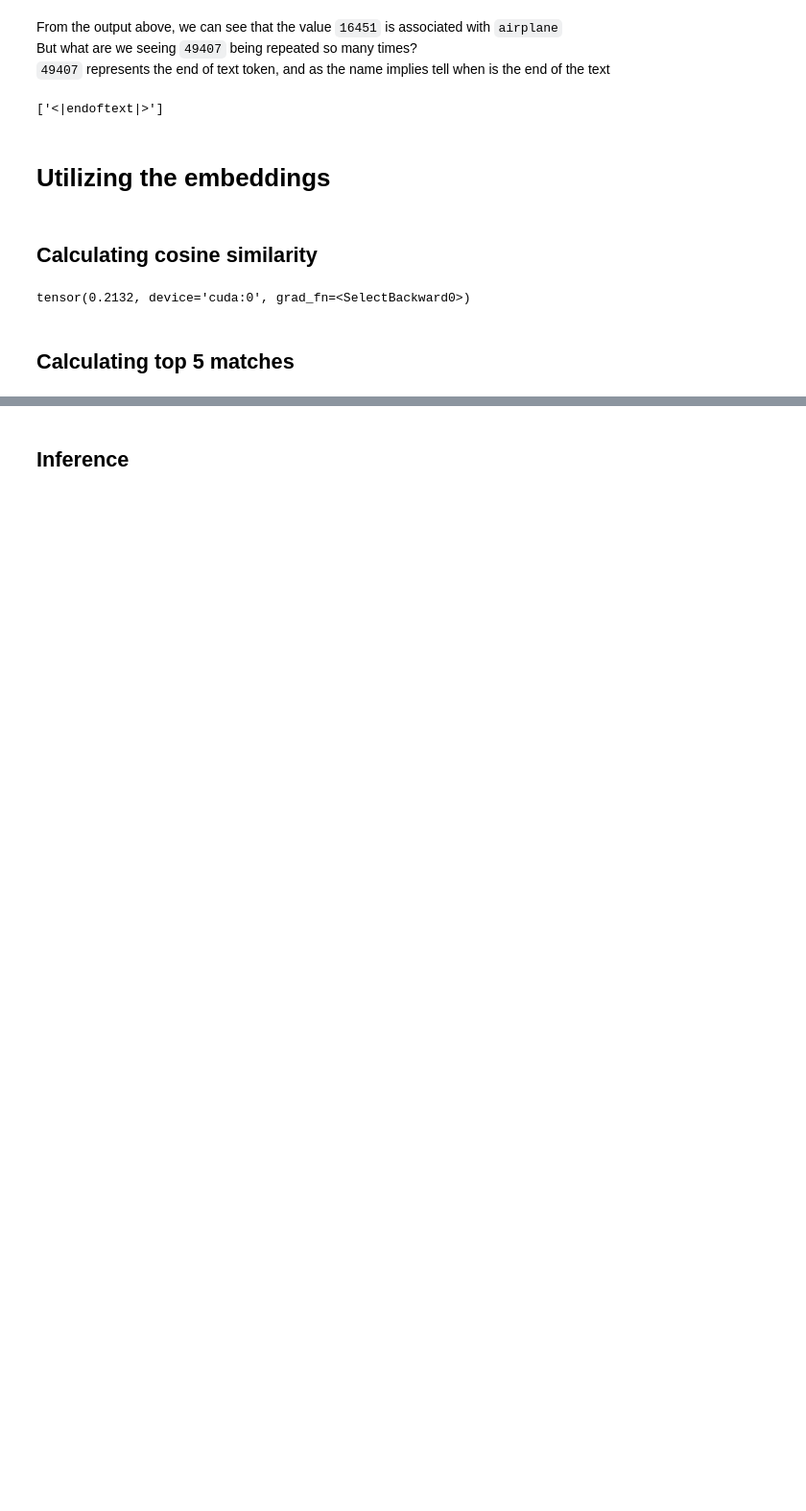
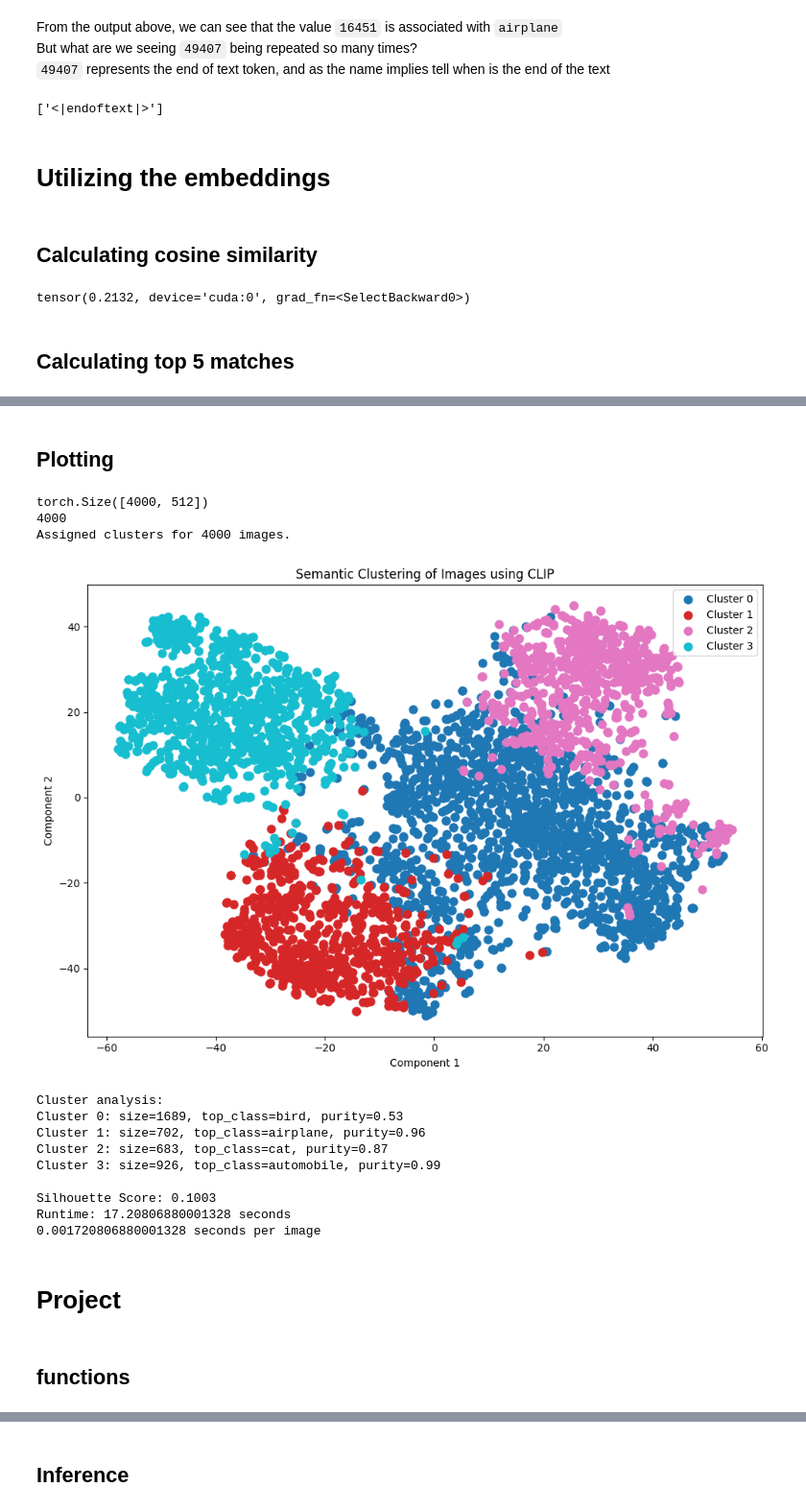
Before and after one commit to Intelicer/CV-SemanticClustering, a Jupyter notebook: CLIP-Project.ipynb, the cells around one changed output, grey strips where cells are left out. Shown at 96% size. Drawn from its saved outputs; the diff is of its cells as text; code cells hidden in the pictures; blank space fills up the shorter version.

```diff
--- a/CLIP-Project.ipynb
+++ b/CLIP-Project.ipynb
@@ -765,0 +526,2 @@ def load_clip(device: str) -> tuple[CLIPModel, CLIPProcessor]:
+# %%
+CIFAR_10_embeddings = torch.load("CIFAR-10-embeddings.pt")
@@ -823,3 +638,62 @@ def analyze_clusters(cluster_labels: np.ndarray, true_labels: list[str]) -> dict
+# %% [markdown]
+## Plotting
+# %%
+start = time.perf_counter()
+
+number_of_clusters = 4
+
+x = CIFAR_10_embeddings[0:4000]
+
+print(x.shape)
+print(x.shape[0])
+
+n_clusters = min(5, x.shape[0])
+cluster_labels = cluster_embeddings(x.numpy(), n_clusters=number_of_clusters)
+print(f"Assigned clusters for {len(cluster_labels)} images.")
+
+x_2d = reduce_for_plot(x, method="tsne")
+plot_clusters(x_2d, cluster_labels, "Semantic Clustering of Images using CLIP")
+
+# Step 8 - Analyze clusters
+summary = analyze_clusters(cluster_labels, labels, n_clusters=number_of_clusters)
+print("\nCluster analysis:")
+for cid in sorted(summary):
+	item = summary[cid]
+	print(
+		f"Cluster {cid}: size={item['size']}, top_class={item['top_class']}, purity={item['purity']:.2f}"
+	)
+
+# Step 9 - Evaluate quality
+silhouette = silhouette_score(x, cluster_labels) if len(np.unique(cluster_labels)) > 1 else -1.0
+print(f"\nSilhouette Score: {silhouette:.4f}")
+
+
+result = sum(i*i for i in range(10_000_000))
+
+end = time.perf_counter()
+
+print("Runtime:", end - start, "seconds")
+
+
+print(f"{(end - start) / len(images)} seconds per image")
+# %% [output]
+torch.Size([4000, 512])
+4000
+Assigned clusters for 4000 images.
+[figure, added]
+Cluster analysis:
+Cluster 0: size=1689, top_class=bird, purity=0.53
+Cluster 1: size=702, top_class=airplane, purity=0.96
+Cluster 2: size=683, top_class=cat, purity=0.87
+Cluster 3: size=926, top_class=automobile, purity=0.99
+
+Silhouette Score: 0.1003
+Runtime: 17.20806880001328 seconds
+0.001720806880001328 seconds per image
+# %% [markdown]
+# Project
+# %% [markdown]
+## functions
 # %%
 def write_report(
 	report_path: Path,
```
Also changed, not shown: parts of 57 cells of this notebook.
